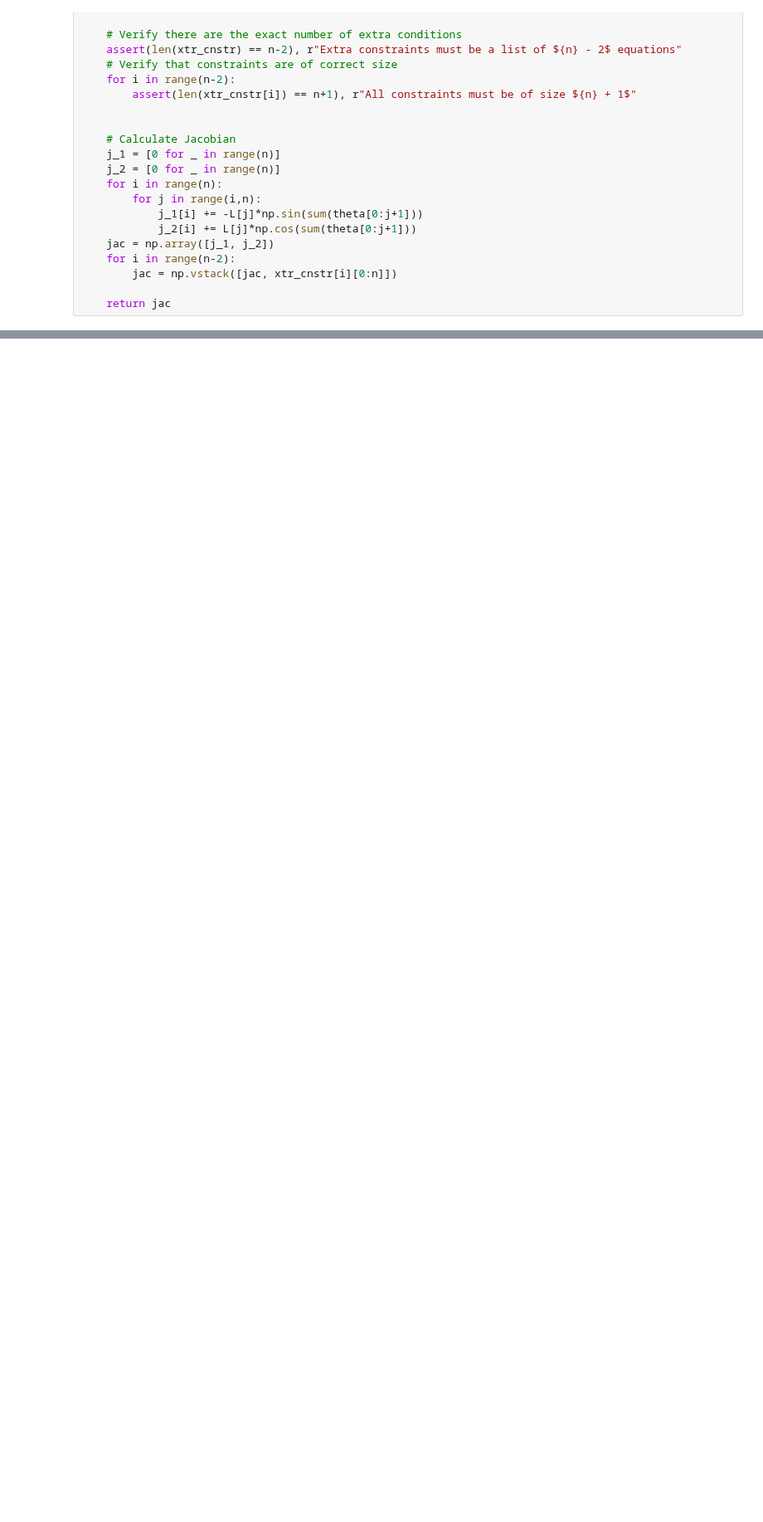
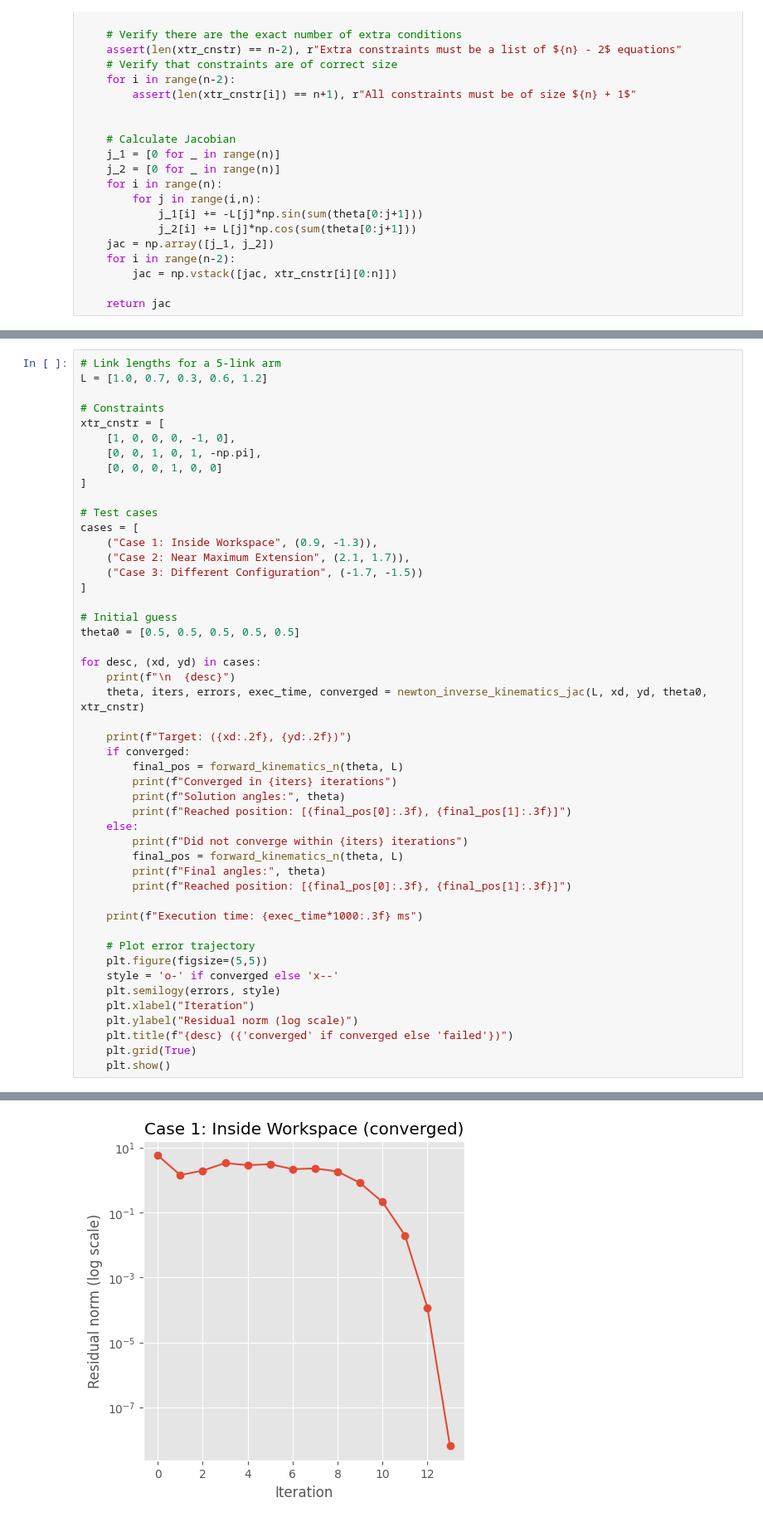
Before and after one commit to unalmedmathnum/numericalAnalysis_2025, a Jupyter notebook: tarea_1/parte_1/part-1-solution.ipynb, the cells around one changed output, grey strips where cells are left out. Shown at 83% size. Cells and saved outputs as stored; diff of their text form; blank space fills up the shorter version.

```diff
--- a/tarea_1/parte_1/part-1-solution.ipynb
+++ b/tarea_1/parte_1/part-1-solution.ipynb
@@ -1938,0 +2675,49 @@ Target C:
+# %%
+# Link lengths for a 5-link arm
+L = [1.0, 0.7, 0.3, 0.6, 1.2]
+
+# Constraints
+xtr_cnstr = [
+    [1, 0, 0, 0, -1, 0],
+    [0, 0, 1, 0, 1, -np.pi],
+    [0, 0, 0, 1, 0, 0]
+]
+
+# Test cases
+cases = [
+    ("Case 1: Inside Workspace", (0.9, -1.3)),
+    ("Case 2: Near Maximum Extension", (2.1, 1.7)),
+    ("Case 3: Different Configuration", (-1.7, -1.5))
+]
+
+# Initial guess
+theta0 = [0.5, 0.5, 0.5, 0.5, 0.5]
+
+for desc, (xd, yd) in cases:
+    print(f"\n  {desc}")
+    theta, iters, errors, exec_time, converged = newton_inverse_kinematics_jac(L, xd, yd, theta0, xtr_cnstr)
+
+    print(f"Target: ({xd:.2f}, {yd:.2f})")
+    if converged:
+        final_pos = forward_kinematics_n(theta, L)
+        print(f"Converged in {iters} iterations")
+        print(f"Solution angles:", theta)
+        print(f"Reached position: [{final_pos[0]:.3f}, {final_pos[1]:.3f}]")
+    else:
+        print(f"Did not converge within {iters} iterations")
+        final_pos = forward_kinematics_n(theta, L)
+        print(f"Final angles:", theta)
+        print(f"Reached position: [{final_pos[0]:.3f}, {final_pos[1]:.3f}]")
+
+    print(f"Execution time: {exec_time*1000:.3f} ms")
+
+    # Plot error trajectory
+    plt.figure(figsize=(5,5))
+    style = 'o-' if converged else 'x--'
+    plt.semilogy(errors, style)
+    plt.xlabel("Iteration")
+    plt.ylabel("Residual norm (log scale)")
+    plt.title(f"{desc} ({'converged' if converged else 'failed'})")
+    plt.grid(True)
+    plt.show()
+# %% [output]
@@ -1938,0 +2730 @@ Target C:
+[figure, added]
```
Also changed, not shown: parts of 29 cells of this notebook, 13 other files.
